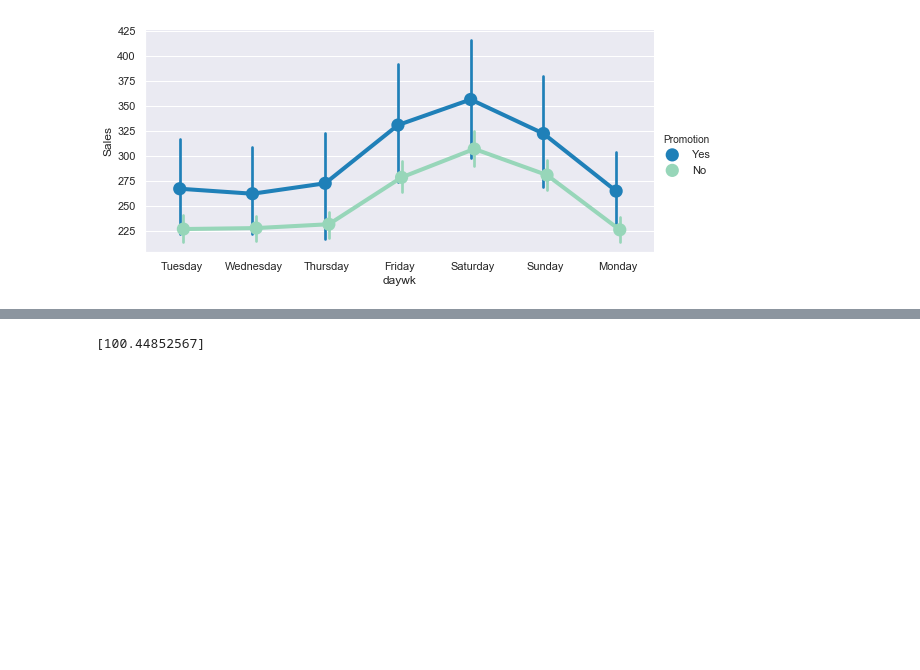
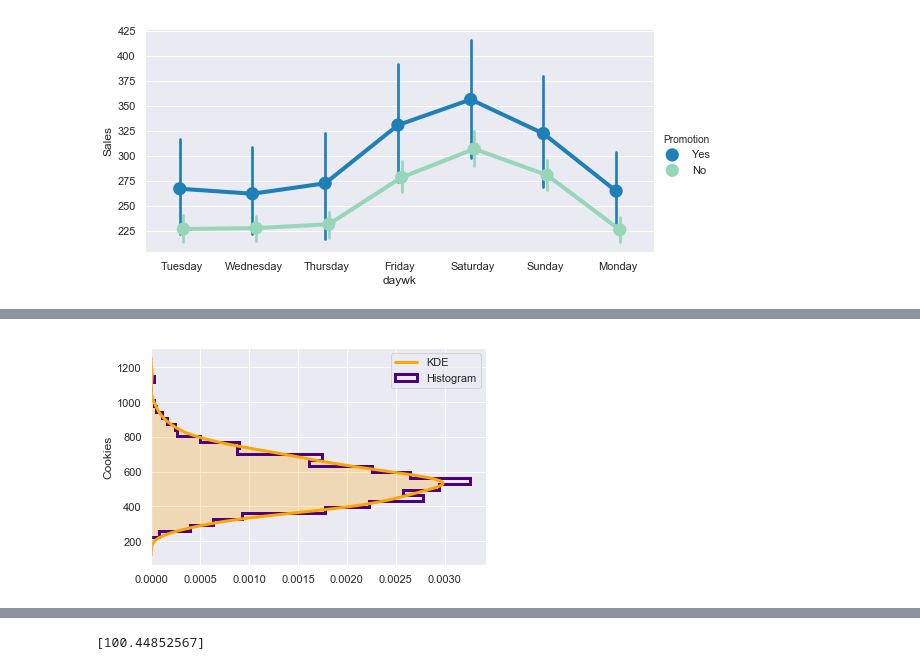
Before and after one commit to allaccountstaken/matplotlib, a Jupyter notebook: seaboard_workout.ipynb, the cells around one changed output, grey strips where cells are left out. Cells and saved outputs as stored; diff of their text form; code cells hidden in the pictures; blank space fills up the shorter version.

```diff
--- a/seaboard_workout.ipynb
+++ b/seaboard_workout.ipynb
@@ -262,0 +272,7 @@ plt.show()
+# %%
+sns.distplot(snacks_sales.Cookies, vertical=True,
+             hist_kws={'histtype':'step', 'linewidth':3, 'alpha':1, 'color':'indigo', 'label':'Histogram'},
+             kde_kws={'shade':True, 'color':'orange', 'lw':3, 'label':'KDE'})
+plt.show()
+# %% [output]
+[figure, added]
```
Also changed, not shown: parts of 11 cells of this notebook.
